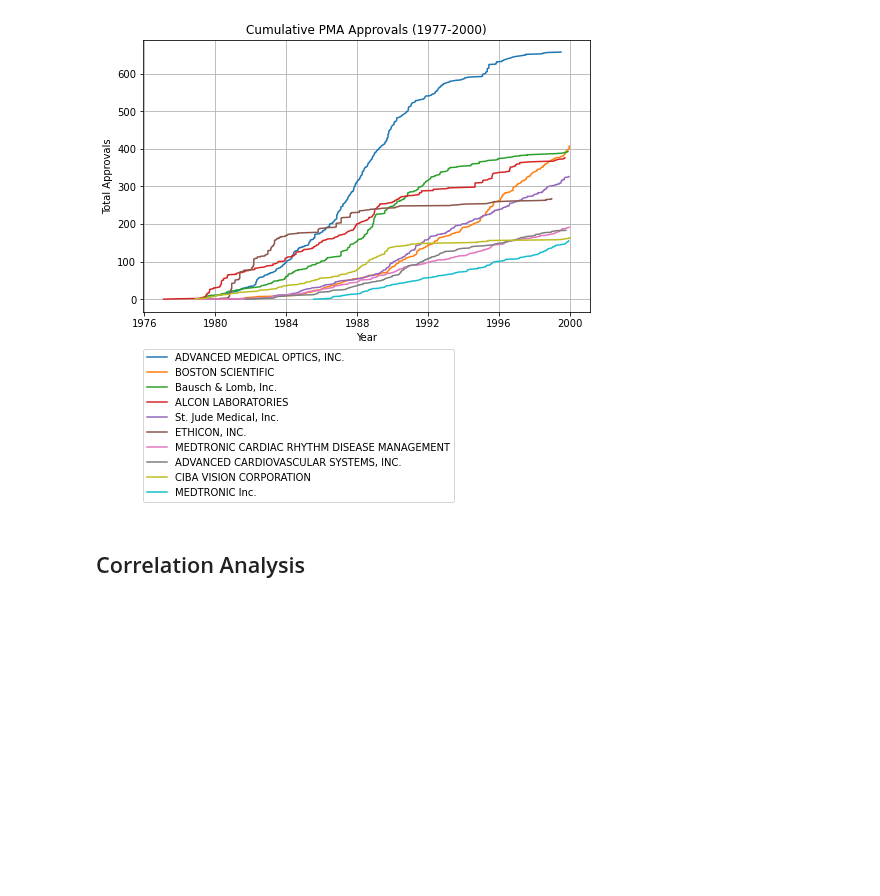
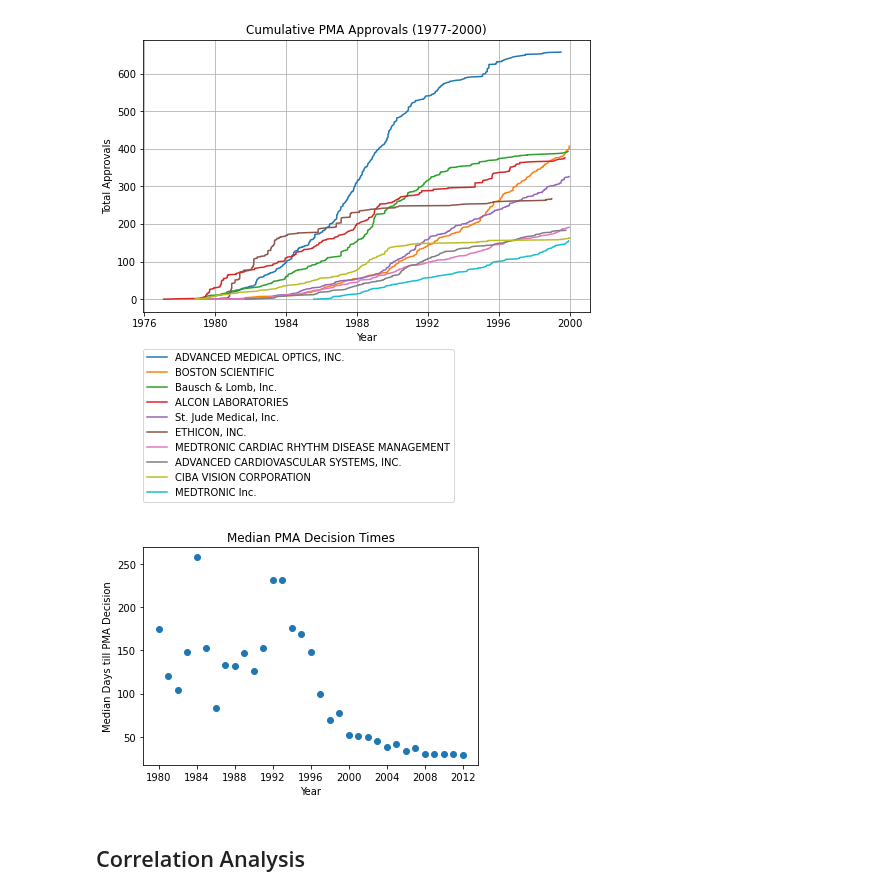
Before and after one commit to BriceB-20/Medical-Device-Project, a Jupyter notebook: Industry_Analysis.ipynb, the cells around one changed output. Drawn from its saved outputs; the diff is of its cells as text; code cells hidden in the pictures; blank space fills up the shorter version.

```diff
--- a/Industry_Analysis.ipynb
+++ b/Industry_Analysis.ipynb
@@ -367,6 +365,25 @@ pma_activity_popular(raw_pma.loc[raw_pma.DATERECEIVED.between(datetime(1977, 1,
                      firm_data=True)
 # %% [output]
 [figure]
+# %%
+# Calculate median number of days for a PMA decision in each year
+def pma_decision_timelines(pma_df, offset_code):
+    pma_df.set_index(pma_df["DATERECEIVED"], inplace=True)
+    years = pma_df.resample(offset_code).agg(lambda x: (x["DECISIONDATE"] - x["DATERECEIVED"]).median().days)
+
+    plt.title("Median PMA Decision Times")
+    #plt.grid(True)
+    plt.xlabel("Year")
+    plt.ylabel("Median Days till PMA Decision")
+
+    plt.scatter(years.index, years.values)
+    plt.show()
+
+    return years
+# %%
+decision_time_list = pma_decision_timelines(pma_df=raw_pma.loc[raw_pma.DATERECEIVED.between(datetime(1980, 1, 1), datetime(2013, 1, 1))], offset_code="AS")
+# %% [output]
+[figure, added]
 # %% [markdown]
 ## Correlation Analysis
 # %% [markdown]
```
Also changed, not shown: parts of 2 cells of this notebook.
